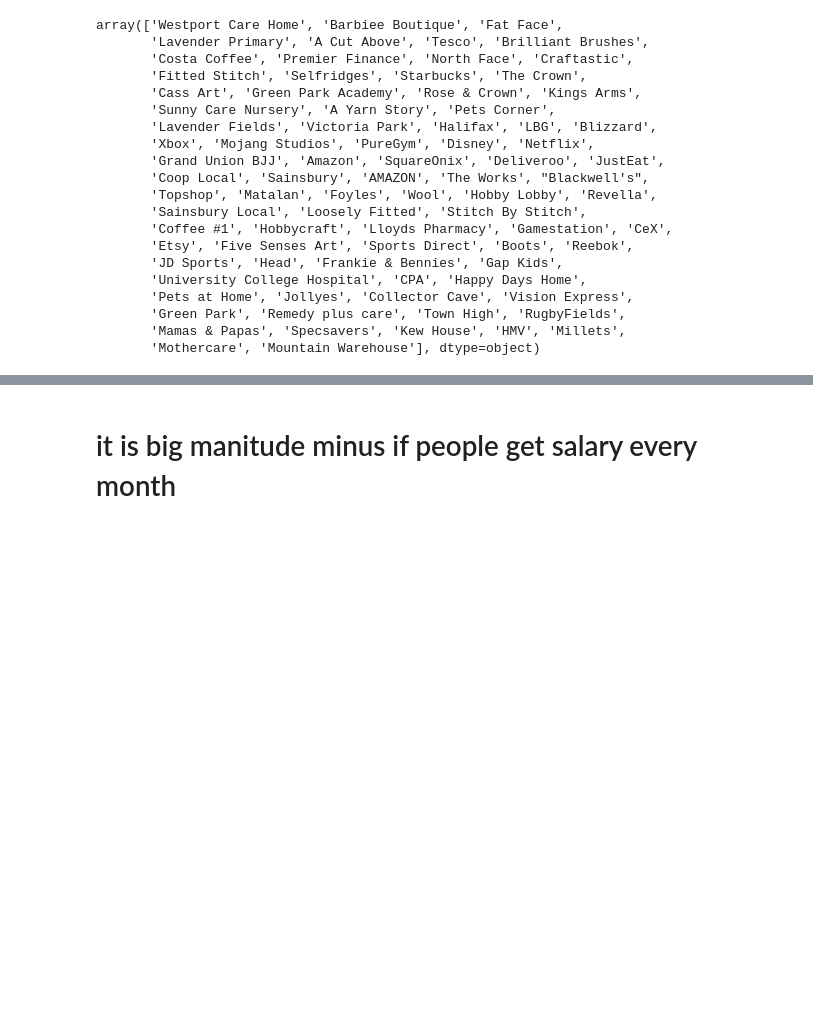
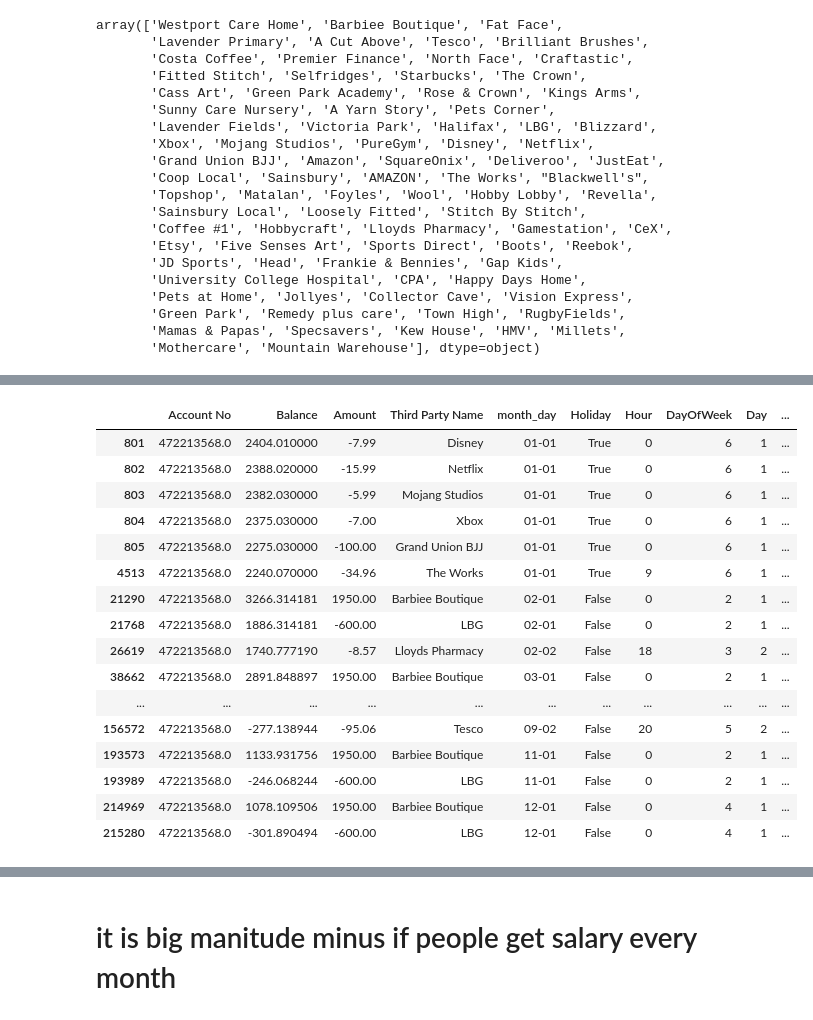
Before and after one commit to UoB-DSMP-2023-24/dsmp-2024-group-38, a Jupyter notebook: fruad_detection.ipynb, the cells around one changed output, grey strips where cells are left out. Cells and saved outputs as stored; diff of their text form; code cells hidden in the pictures; blank space fills up the shorter version.

Commit message:
add flag holiday

```diff
--- a/fruad_detection.ipynb
+++ b/fruad_detection.ipynb
@@ -128,0 +257,3 @@ See the caveats in the documentation: https://pandas.pydata.org/pandas-docs/stab
+# %%
+X_drop_test = data.drop(['Account No', 'Holiday', 'Is_Salary', 'month_day'], axis=1)
+X_drop_test
@@ -128,0 +315,4 @@ See the caveats in the documentation: https://pandas.pydata.org/pandas-docs/stab
+# %%
+oc_svm_best.fit(X_preprocessed)
+
+anomaly_scores = oc_svm_best.decision_function(X_preprocessed)
@@ -128,0 +340,9 @@ See the caveats in the documentation: https://pandas.pydata.org/pandas-docs/stab
+# %%
+anomaly_scores_df = pd.DataFrame(anomaly_scores, columns=['Anomaly Score'])
+
+data.reset_index(drop=True, inplace=True)
+
+# concatenate the anomaly scores with the original data
+data_with_scores = pd.concat([data, anomaly_scores_df], axis=1)
+
+print(data_with_scores.head())
@@ -128,0 +363,3 @@ See the caveats in the documentation: https://pandas.pydata.org/pandas-docs/stab
+# %%
+neg = data_with_scores[data_with_scores['Anomaly Score'] < 0]
+neg
@@ -128,0 +421,20 @@ See the caveats in the documentation: https://pandas.pydata.org/pandas-docs/stab
+# %%
+neg[neg['Account No']==472213568.0]
+# %% [output]
+|  | Account No | Balance | Amount | Third Party Name | month_day | Holiday | Hour | DayOfWeek | Day | ... |
+| 801 | 472213568.0 | 2404.010000 | -7.99 | Disney | 01-01 | True | 0 | 6 | 1 | ... |
+| 802 | 472213568.0 | 2388.020000 | -15.99 | Netflix | 01-01 | True | 0 | 6 | 1 | ... |
+| 803 | 472213568.0 | 2382.030000 | -5.99 | Mojang Studios | 01-01 | True | 0 | 6 | 1 | ... |
+| 804 | 472213568.0 | 2375.030000 | -7.00 | Xbox | 01-01 | True | 0 | 6 | 1 | ... |
+| 805 | 472213568.0 | 2275.030000 | -100.00 | Grand Union BJJ | 01-01 | True | 0 | 6 | 1 | ... |
+| 4513 | 472213568.0 | 2240.070000 | -34.96 | The Works | 01-01 | True | 9 | 6 | 1 | ... |
+| 21290 | 472213568.0 | 3266.314181 | 1950.00 | Barbiee Boutique | 02-01 | False | 0 | 2 | 1 | ... |
+| 21768 | 472213568.0 | 1886.314181 | -600.00 | LBG | 02-01 | False | 0 | 2 | 1 | ... |
+| 26619 | 472213568.0 | 1740.777190 | -8.57 | Lloyds Pharmacy | 02-02 | False | 18 | 3 | 2 | ... |
+| 38662 | 472213568.0 | 2891.848897 | 1950.00 | Barbiee Boutique | 03-01 | False | 0 | 2 | 1 | ... |
+| ... | ... | ... | ... | ... | ... | ... | ... | ... | ... | ... |
+| 156572 | 472213568.0 | -277.138944 | -95.06 | Tesco | 09-02 | False | 20 | 5 | 2 | ... |
+| 193573 | 472213568.0 | 1133.931756 | 1950.00 | Barbiee Boutique | 11-01 | False | 0 | 2 | 1 | ... |
+| 193989 | 472213568.0 | -246.068244 | -600.00 | LBG | 11-01 | False | 0 | 2 | 1 | ... |
+| 214969 | 472213568.0 | 1078.109506 | 1950.00 | Barbiee Boutique | 12-01 | False | 0 | 4 | 1 | ... |
+| 215280 | 472213568.0 | -301.890494 | -600.00 | LBG | 12-01 | False | 0 | 4 | 1 | ... |
```
Also changed, not shown: parts of 34 cells of this notebook.
